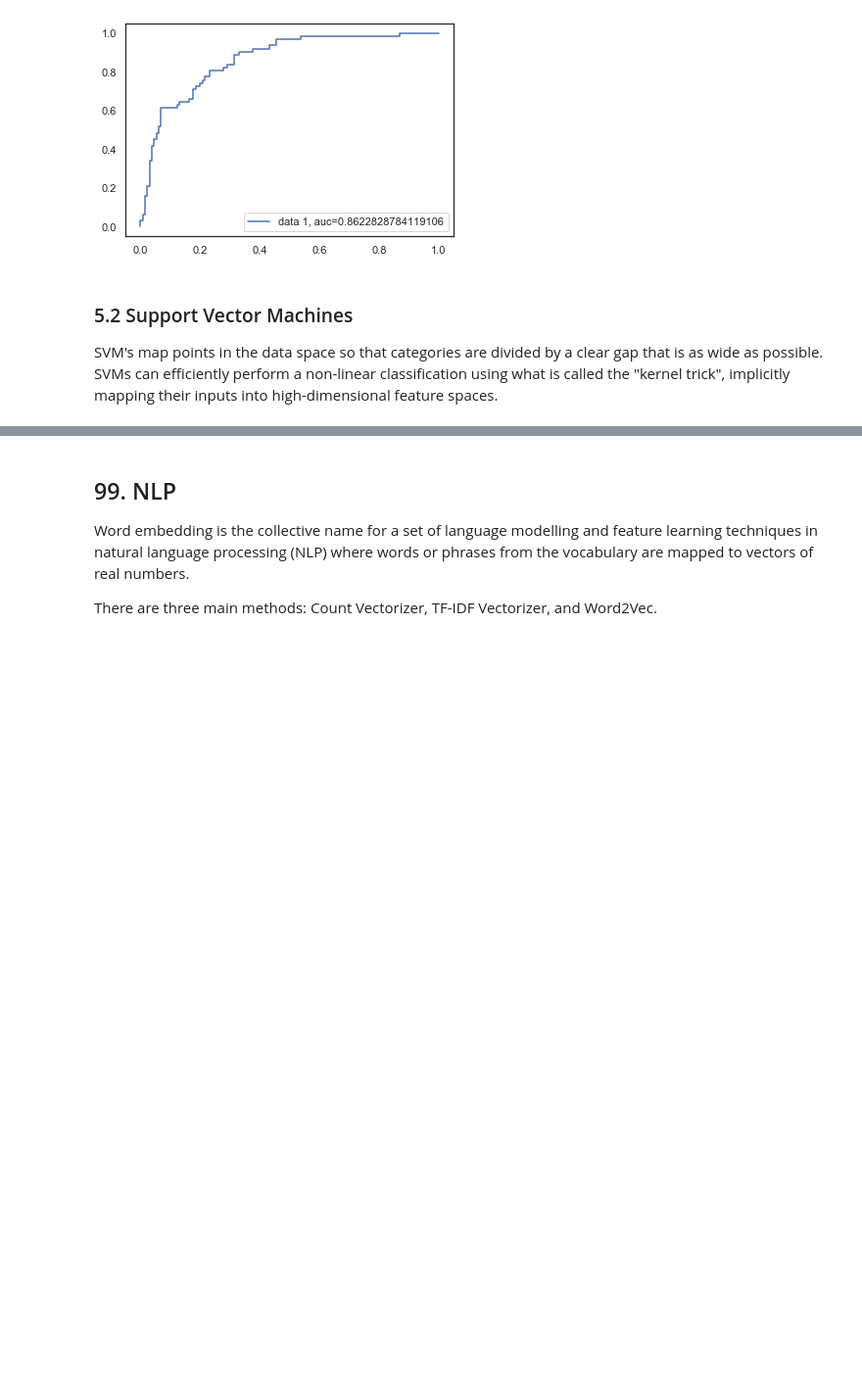
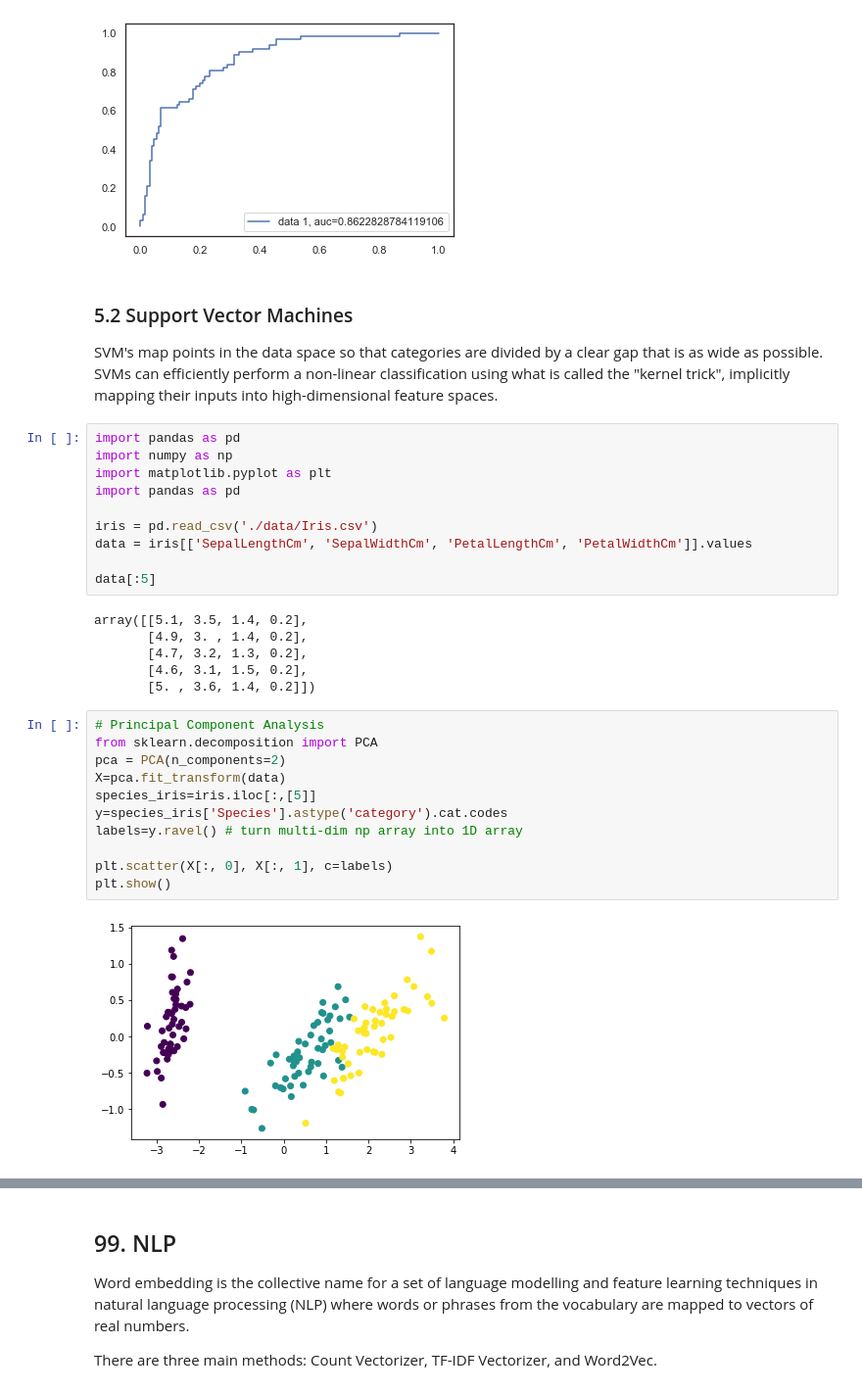
Before and after one commit to benedictau1993/ML_cookbook, a Jupyter notebook: data_mining_notes.ipynb, the cells around one changed output, grey strips where cells are left out. Shown at 98% size. Cells and saved outputs as stored; diff of their text form; blank space fills up the shorter version.

```diff
--- a/data_mining_notes.ipynb
+++ b/data_mining_notes.ipynb
@@ -1411,3 +1520,32 @@ plt.show()
 ### 5.2 Support Vector Machines
 
 SVM's map points in the data space so that categories are divided by a clear gap that is as wide as possible. SVMs can efficiently perform a non-linear classification using what is called the "kernel trick", implicitly mapping their inputs into high-dimensional feature spaces.
+# %%
+import pandas as pd
+import numpy as np
+import matplotlib.pyplot as plt
+import pandas as pd
+
+iris = pd.read_csv('./data/Iris.csv')
+data = iris[['SepalLengthCm', 'SepalWidthCm', 'PetalLengthCm', 'PetalWidthCm']].values
+
+data[:5]
+# %% [output]
+array([[5.1, 3.5, 1.4, 0.2],
+       [4.9, 3. , 1.4, 0.2],
+       [4.7, 3.2, 1.3, 0.2],
+       [4.6, 3.1, 1.5, 0.2],
+       [5. , 3.6, 1.4, 0.2]])
+# %%
+# Principal Component Analysis
+from sklearn.decomposition import PCA
+pca = PCA(n_components=2)
+X=pca.fit_transform(data)
+species_iris=iris.iloc[:,[5]]
+y=species_iris['Species'].astype('category').cat.codes
+labels=y.ravel() # turn multi-dim np array into 1D array
+
+plt.scatter(X[:, 0], X[:, 1], c=labels)
+plt.show()
+# %% [output]
+[figure, added]
```
Also changed, not shown: parts of 12 cells of this notebook.
